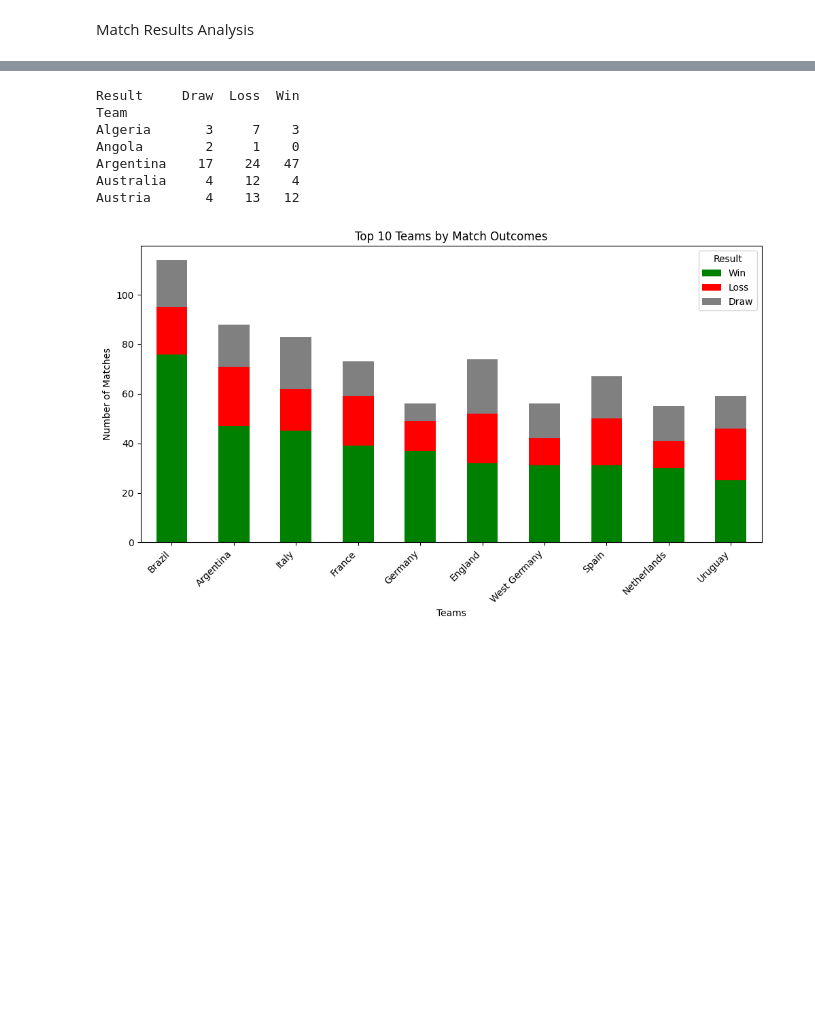
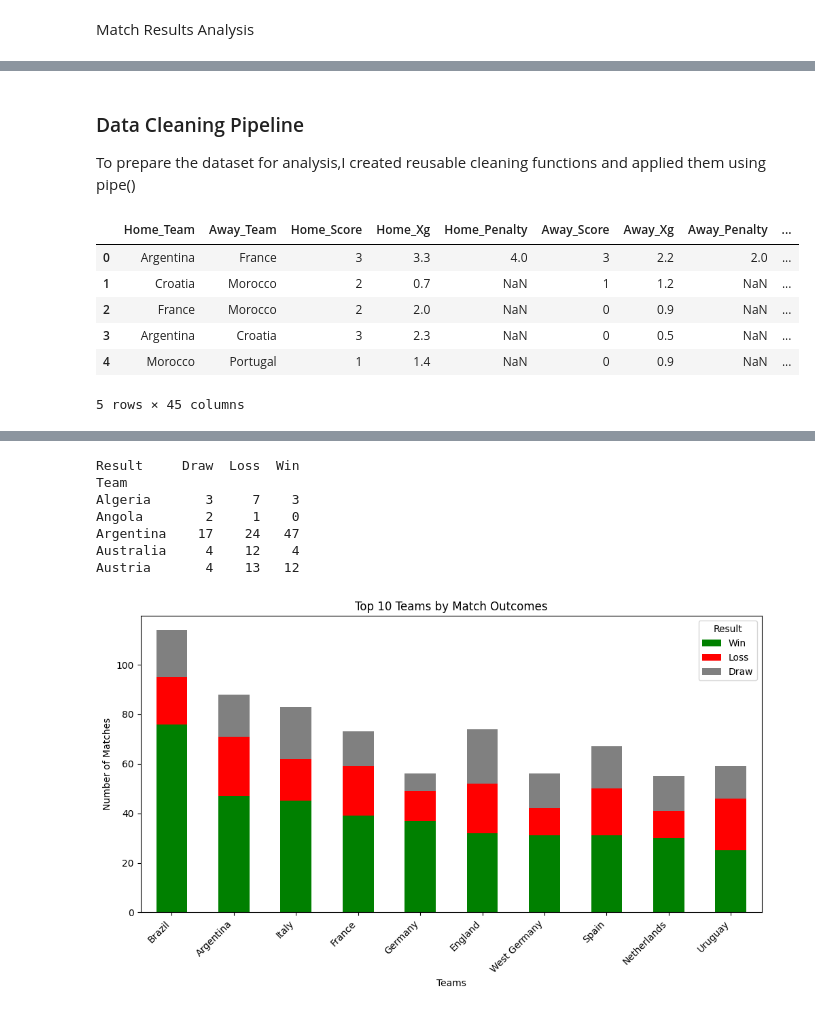
Before and after one commit to olayinkajohnsonige/Football_Analysis, a Jupyter notebook: cleaning_code.ipynb, the cells around one changed output, grey strips where cells are left out. Saved outputs shown, nothing was run; the diff lists cells and outputs as text; code cells hidden in the pictures; blank space fills up the shorter version.

```diff
--- a/Match_Analysis.ipynb
+++ b/cleaning_code.ipynb
@@ -199,0 +200,53 @@ memory usage: 61.4+ KB
+# %% [markdown]
+### Data Cleaning Pipeline
+
+To prepare the dataset for analysis,I created reusable cleaning functions and applied them using pipe()
+# %%
+def convert_date(df_results):
+    df_results['Date']=pd.to_datetime(df_results['Date'],errors='coerce')
+    return df_results
+
+def get_results(df_results):
+    conditions = [
+        (df_results['home_score'] > df_results['away_score']),
+        (df_results['home_score'] < df_results['away_score']),
+        (df_results['home_score'] == df_results['away_score'])
+    ]
+    choices = ['Home Win', 'Away Win', 'Draw']
+
+    results=np.select(conditions,choices,default='Unknown')
+
+    df_results['Result'] = pd.Categorical(results, categories=choices, ordered=True)
+
+    return df_results
+
+def clean_column_names(df_results):
+
+    cols_str = ['home_team','away_team', "Venue"]
+    for col in cols_str:
+        if col in df_results.columns:
+            df_results[col] = df_results[col].str.strip().str.title()
+
+
+    df_results.columns = df_results.columns.str.strip().str.title()
+
+
+    return df_results
+
+df=(
+    df
+    .pipe(convert_date)
+    .pipe(get_results)
+    .pipe(clean_column_names)
+               )
+# %%
+#preview the first 5 rows of the cleaned dataset
+df.head()
+# %% [output]
+|  | Home_Team | Away_Team | Home_Score | Home_Xg | Home_Penalty | Away_Score | Away_Xg | Away_Penalty | ... |
+| 0 | Argentina | France | 3 | 3.3 | 4.0 | 3 | 2.2 | 2.0 | ... |
+| 1 | Croatia | Morocco | 2 | 0.7 | NaN | 1 | 1.2 | NaN | ... |
+| 2 | France | Morocco | 2 | 2.0 | NaN | 0 | 0.9 | NaN | ... |
+| 3 | Argentina | Croatia | 3 | 2.3 | NaN | 0 | 0.5 | NaN | ... |
+| 4 | Morocco | Portugal | 1 | 1.4 | NaN | 0 | 0.9 | NaN | ... |
+5 rows × 45 columns
```
Also changed, not shown: parts of 32 cells of this notebook, 1 other file.
